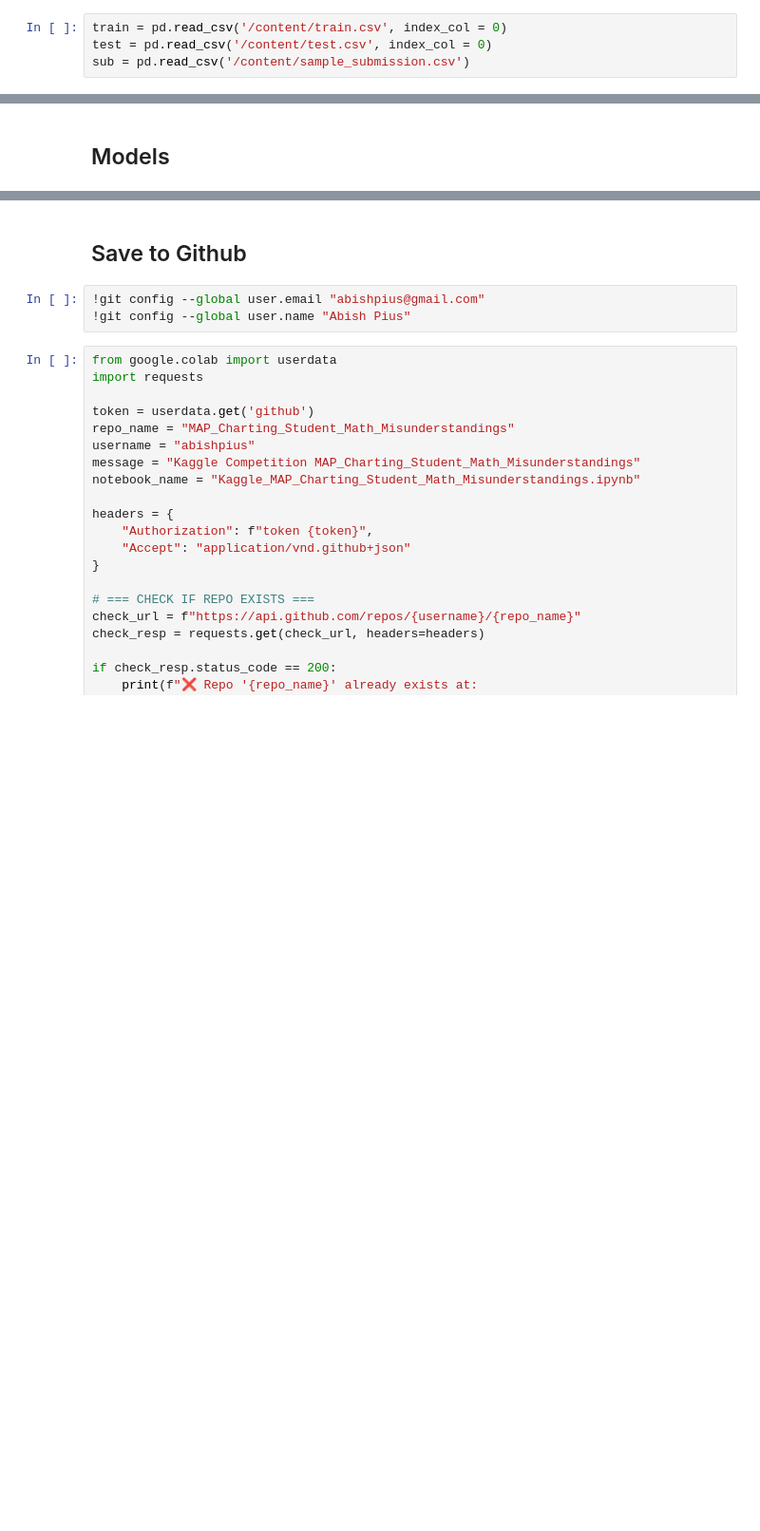
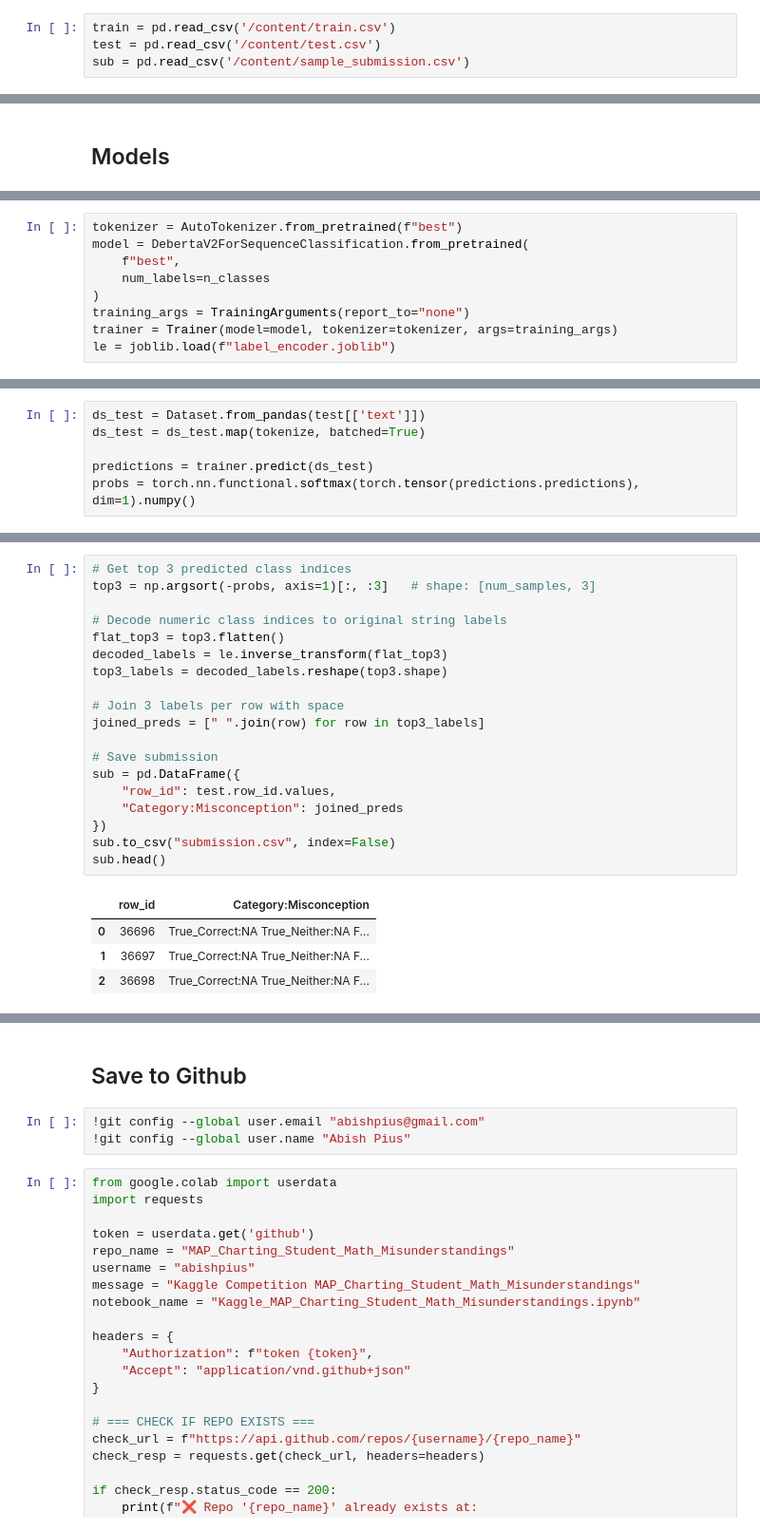
Before and after one commit to abishpius/MAP_Charting_Student_Math_Misunderstandings, a Jupyter notebook: Kaggle_MAP_Charting_Student_Math_Misunderstandings.ipynb, the cells around one changed output, grey strips where cells are left out. Shown at 95% size. Cells and saved outputs as stored; diff of their text form; blank space fills up the shorter version.

Commit message:
added deberta model

```diff
--- a/Kaggle_MAP_Charting_Student_Math_Misunderstandings.ipynb
+++ b/Kaggle_MAP_Charting_Student_Math_Misunderstandings.ipynb
@@ -47,8 +69,8 @@ from sklearn.feature_selection import f_classif
 # %% [markdown]
 ## Load Data
 # %%
-train = pd.read_csv('/content/train.csv', index_col = 0)
-test = pd.read_csv('/content/test.csv', index_col = 0)
+train = pd.read_csv('/content/train.csv')
+test = pd.read_csv('/content/test.csv')
 sub = pd.read_csv('/content/sample_submission.csv')
 # %%
 target = list(set(train.columns.tolist()) - set(test.columns.tolist()))[0]
@@ -483,0 +701,9 @@ plt.show()
+# %%
+tokenizer = AutoTokenizer.from_pretrained(f"best")
+model = DebertaV2ForSequenceClassification.from_pretrained(
+    f"best",
+    num_labels=n_classes
+)
+training_args = TrainingArguments(report_to="none")
+trainer = Trainer(model=model, tokenizer=tokenizer, args=training_args)
+le = joblib.load(f"label_encoder.joblib")
@@ -483,0 +722,6 @@ plt.show()
+# %%
+ds_test = Dataset.from_pandas(test[['text']])
+ds_test = ds_test.map(tokenize, batched=True)
+
+predictions = trainer.predict(ds_test)
+probs = torch.nn.functional.softmax(torch.tensor(predictions.predictions), dim=1).numpy()
@@ -483,0 +730,24 @@ plt.show()
+# %%
+# Get top 3 predicted class indices
+top3 = np.argsort(-probs, axis=1)[:, :3]   # shape: [num_samples, 3]
+
+# Decode numeric class indices to original string labels
+flat_top3 = top3.flatten()
+decoded_labels = le.inverse_transform(flat_top3)
+top3_labels = decoded_labels.reshape(top3.shape)
+
+# Join 3 labels per row with space
+joined_preds = [" ".join(row) for row in top3_labels]
+
+# Save submission
+sub = pd.DataFrame({
+    "row_id": test.row_id.values,
+    "Category:Misconception": joined_preds
+})
+sub.to_csv("submission.csv", index=False)
+sub.head()
+# %% [output]
+|  | row_id | Category:Misconception |
+| 0 | 36696 | True_Correct:NA True_Neither:NA F... |
+| 1 | 36697 | True_Correct:NA True_Neither:NA F... |
+| 2 | 36698 | True_Correct:NA True_Neither:NA F... |
```
Also changed, not shown: parts of 27 cells of this notebook.
